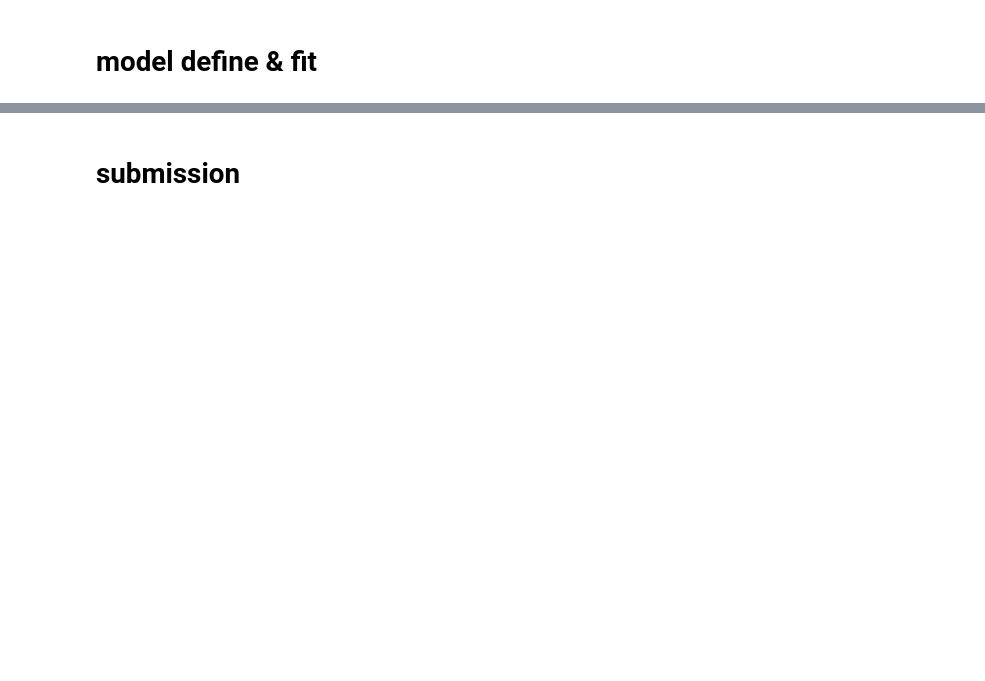
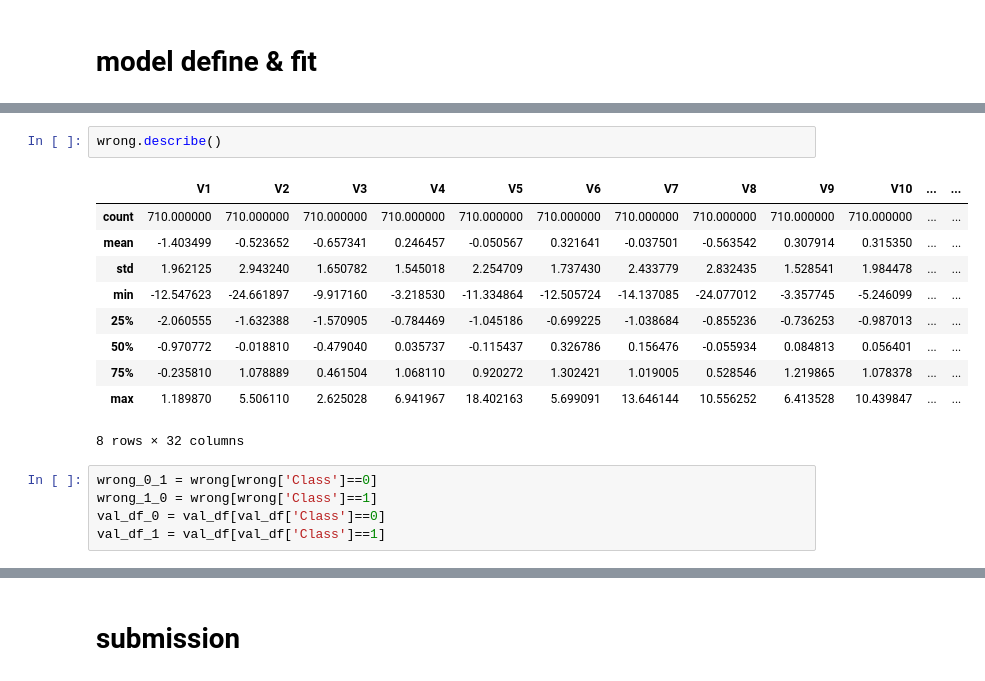
Before and after one commit to hakhyun0615/DACON, a Jupyter notebook: DACON_SUP.ipynb, the cells around one changed output, grey strips where cells are left out. Cells and saved outputs as stored; diff of their text form; blank space fills up the shorter version.

```diff
--- a/DACON_SUP.ipynb
+++ b/DACON_SUP.ipynb
@@ -157,0 +125,18 @@ print(classification_report(y_val, val_pred))
+# %%
+wrong.describe()
+# %% [output]
+|  | V1 | V2 | V3 | V4 | V5 | V6 | V7 | V8 | V9 | V10 | ... | ... |
+| count | 710.000000 | 710.000000 | 710.000000 | 710.000000 | 710.000000 | 710.000000 | 710.000000 | 710.000000 | 710.000000 | 710.000000 | ... | ... |
+| mean | -1.403499 | -0.523652 | -0.657341 | 0.246457 | -0.050567 | 0.321641 | -0.037501 | -0.563542 | 0.307914 | 0.315350 | ... | ... |
+| std | 1.962125 | 2.943240 | 1.650782 | 1.545018 | 2.254709 | 1.737430 | 2.433779 | 2.832435 | 1.528541 | 1.984478 | ... | ... |
+| min | -12.547623 | -24.661897 | -9.917160 | -3.218530 | -11.334864 | -12.505724 | -14.137085 | -24.077012 | -3.357745 | -5.246099 | ... | ... |
+| 25% | -2.060555 | -1.632388 | -1.570905 | -0.784469 | -1.045186 | -0.699225 | -1.038684 | -0.855236 | -0.736253 | -0.987013 | ... | ... |
+| 50% | -0.970772 | -0.018810 | -0.479040 | 0.035737 | -0.115437 | 0.326786 | 0.156476 | -0.055934 | 0.084813 | 0.056401 | ... | ... |
+| 75% | -0.235810 | 1.078889 | 0.461504 | 1.068110 | 0.920272 | 1.302421 | 1.019005 | 0.528546 | 1.219865 | 1.078378 | ... | ... |
+| max | 1.189870 | 5.506110 | 2.625028 | 6.941967 | 18.402163 | 5.699091 | 13.646144 | 10.556252 | 6.413528 | 10.439847 | ... | ... |
+8 rows × 32 columns
+# %%
+wrong_0_1 = wrong[wrong['Class']==0]
+wrong_1_0 = wrong[wrong['Class']==1]
+val_df_0 = val_df[val_df['Class']==0]
+val_df_1 = val_df[val_df['Class']==1]
```
Also changed, not shown: parts of 42 cells of this notebook, 2 other files.
